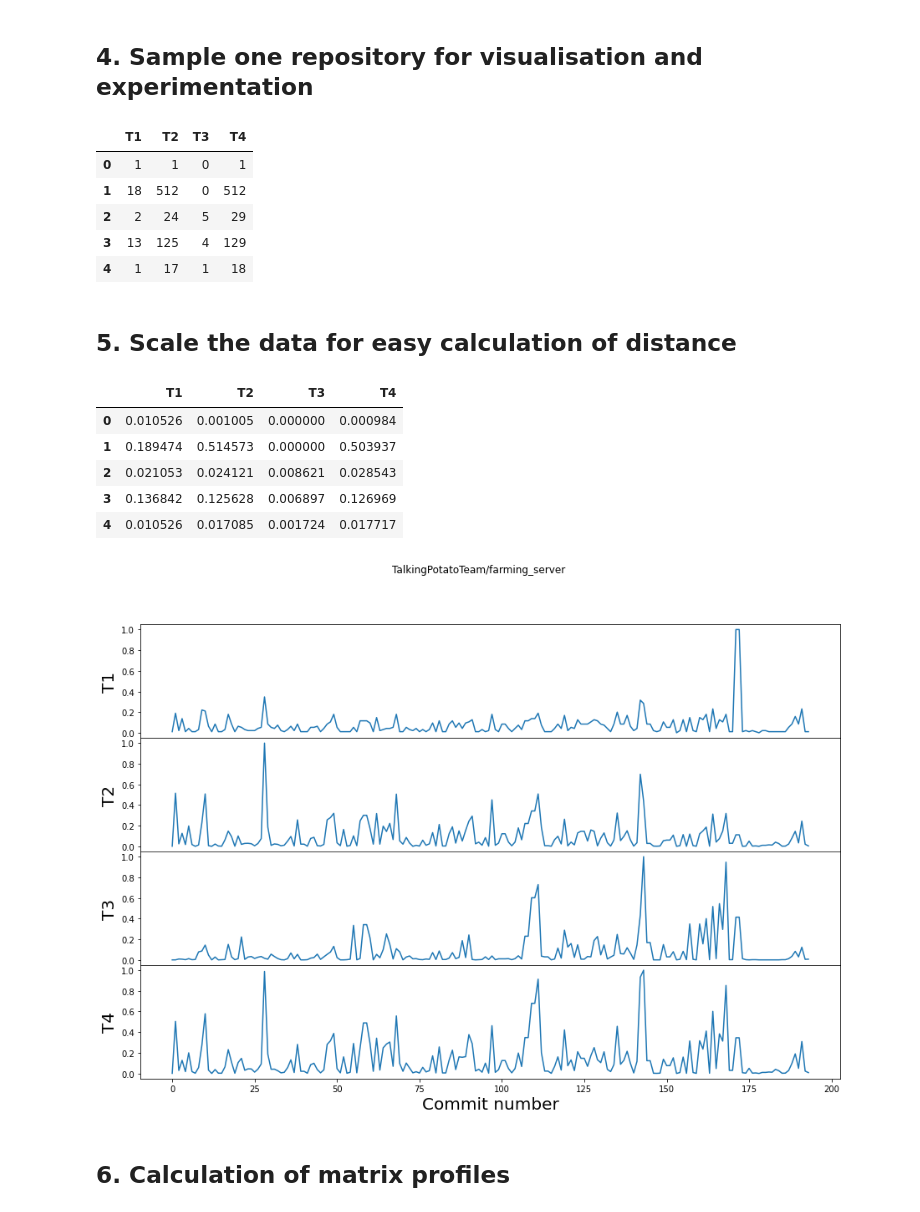
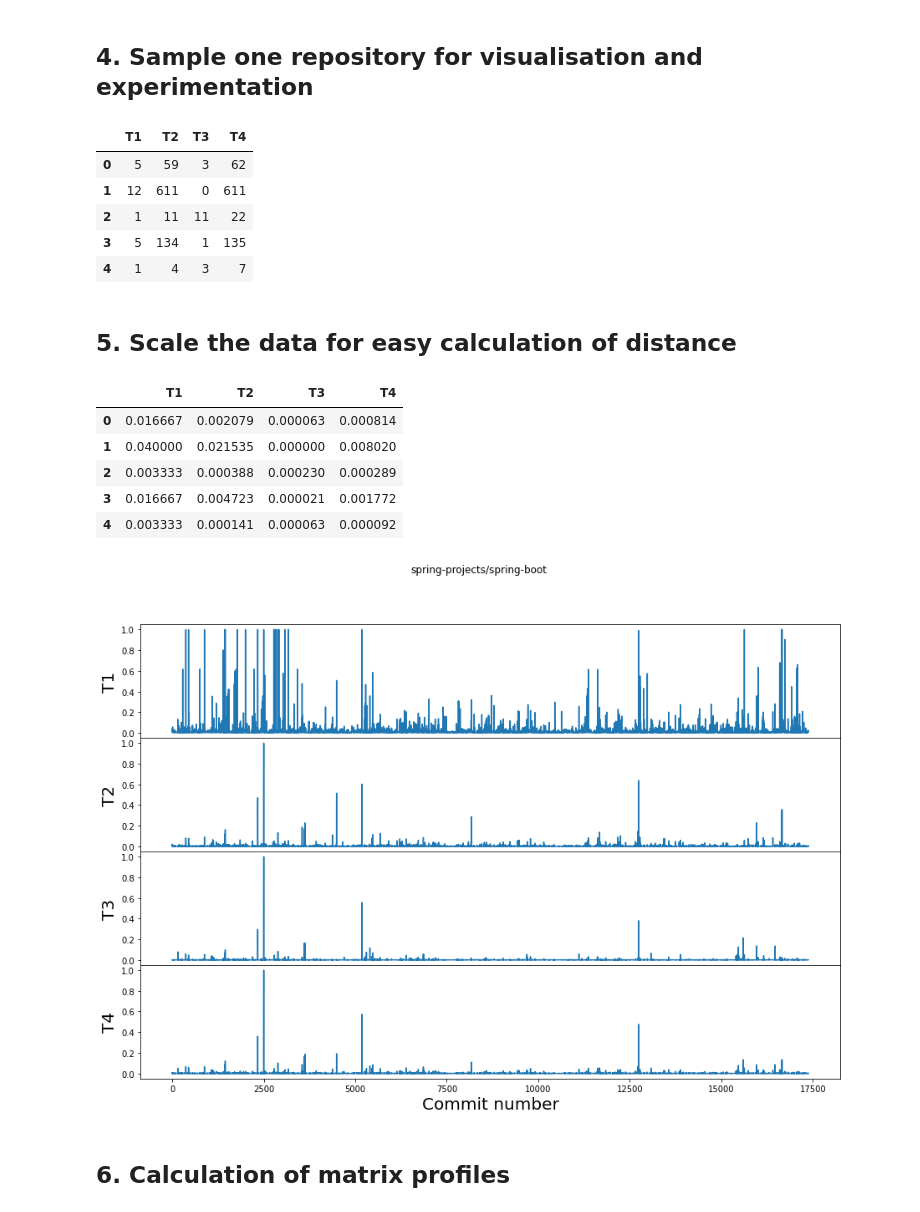
Before and after one commit to Gci04/tom-pattern-recognition, a Jupyter notebook: Notebooks/TOM_STUMPY.ipynb, the cells around one changed output. Cells and saved outputs as stored; diff of their text form; code cells hidden in the pictures.

```diff
--- a/Notebooks/TOM_STUMPY.ipynb
+++ b/Notebooks/TOM_STUMPY.ipynb
@@ -50,6 +69,6 @@ import stumpy
 # %%
 cols_to_select = ['commit_datetime', 'full_name', 'total_files', 'total_added','total_removed','total_changed']
-data_path = '/content/data-1645447599061.csv'
+data_path = '../Data/repositories.csv'
 repository_hist_df = pd.read_csv(data_path, usecols= cols_to_select,\
                                  parse_dates=['commit_datetime'],index_col='commit_datetime')
 repository_hist_df.head()
@@ -64,22 +83,21 @@ repository_hist_df.head()
 # %% [markdown]
 ## 4. Sample one repository for visualisation and experimentation
 # %%
-repo_to_select = "openjdk/skara"
-repo_to_select = "TalkingPotatoTeam/farming_server"
+repo_to_select = 'spring-projects/spring-boot'
 df = repository_hist_df.query('full_name == @repo_to_select').sort_index()
 df.drop('full_name',axis=1,inplace=True)
 col_mapping = {'total_files': 'T1', 'total_added': 'T2','total_removed':'T3',
               'total_changed':'T4'}
 df.rename(col_mapping, axis=1,inplace=True)
 df.index = np.arange(0,len(df))
 df.head()
 # %% [output]
 |  | T1 | T2 | T3 | T4 |
-| 0 | 1 | 1 | 0 | 1 |
-| 1 | 18 | 512 | 0 | 512 |
-| 2 | 2 | 24 | 5 | 29 |
-| 3 | 13 | 125 | 4 | 129 |
-| 4 | 1 | 17 | 1 | 18 |
+| 0 | 5 | 59 | 3 | 62 |
+| 1 | 12 | 611 | 0 | 611 |
+| 2 | 1 | 11 | 11 | 22 |
+| 3 | 5 | 134 | 1 | 135 |
+| 4 | 1 | 4 | 3 | 7 |
 # %% [markdown]
 ## 5. Scale the data for easy calculation of distance
 # %%
@@ -88,11 +106,11 @@ df[list(df.columns)] = scaler.fit_transform(df[list(df.columns)].values)
 df.head()
 # %% [output]
 |  | T1 | T2 | T3 | T4 |
-| 0 | 0.010526 | 0.001005 | 0.000000 | 0.000984 |
-| 1 | 0.189474 | 0.514573 | 0.000000 | 0.503937 |
-| 2 | 0.021053 | 0.024121 | 0.008621 | 0.028543 |
-| 3 | 0.136842 | 0.125628 | 0.006897 | 0.126969 |
-| 4 | 0.010526 | 0.017085 | 0.001724 | 0.017717 |
+| 0 | 0.016667 | 0.002079 | 0.000063 | 0.000814 |
+| 1 | 0.040000 | 0.021535 | 0.000000 | 0.008020 |
+| 2 | 0.003333 | 0.000388 | 0.000230 | 0.000289 |
+| 3 | 0.016667 | 0.004723 | 0.000021 | 0.001772 |
+| 4 | 0.003333 | 0.000141 | 0.000063 | 0.000092 |
 # %%
 fig, axs = plt.subplots(df.shape[1],1,sharex=True,figsize=(15,10),gridspec_kw={'hspace': 0})
 plt.suptitle(f'{repo_to_select}')
@@ -103,7 +121,7 @@ for i in range(df.shape[1]):
 # plt.savefig('multiPlot.eps')
 plt.show()
 # %% [output]
-[figure, old version]
+[figure, new version]
 # %% [markdown]
 ## 6. Calculation of matrix profiles
 # %%
```
Also changed, not shown: parts of 15 cells of this notebook, 3 other files.
